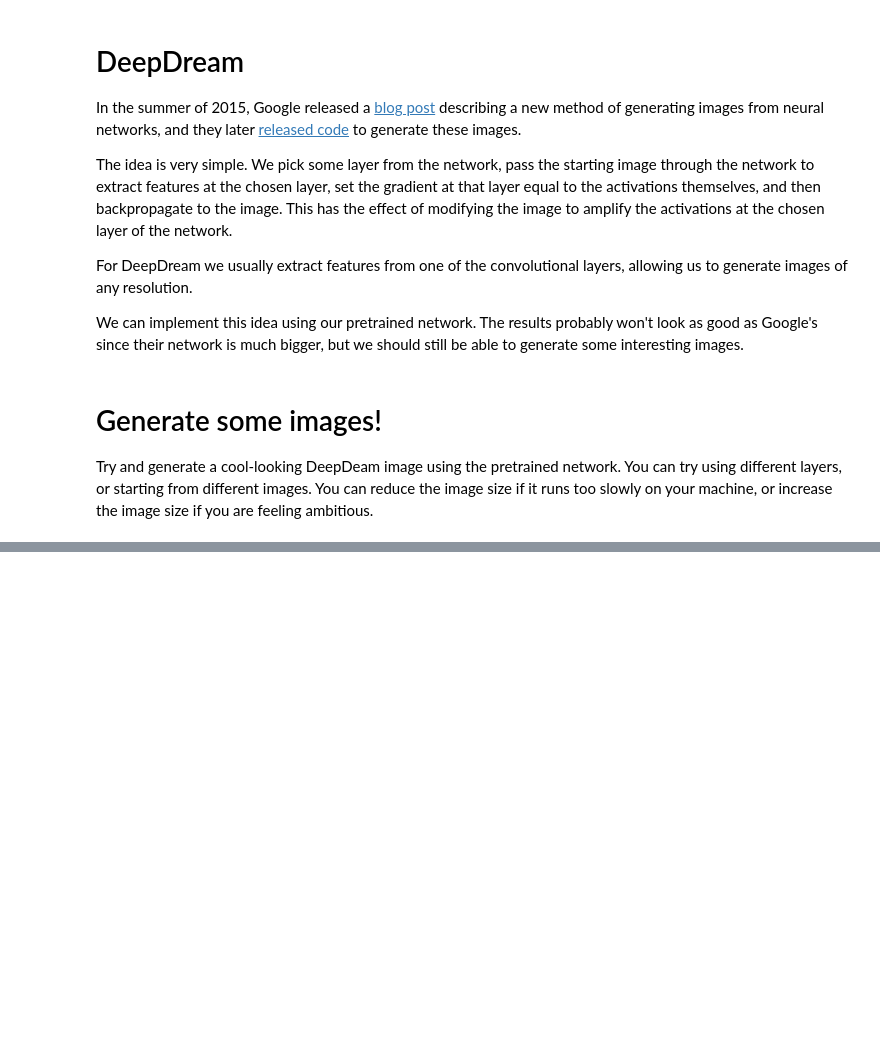
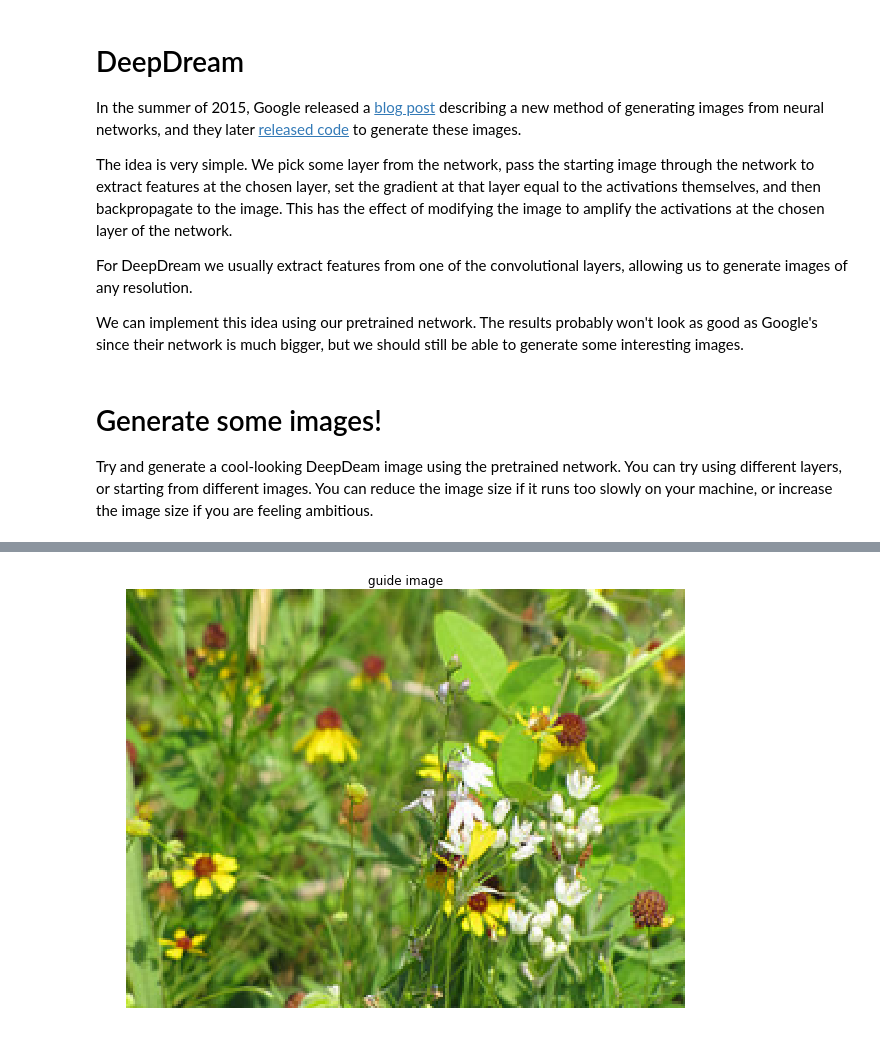
Before and after one commit to Alexoner/mooc, a Jupyter notebook: cs231n/2016/assignment3/ImageGeneration.ipynb, the cells around one changed output, grey strips where cells are left out. Drawn from its saved outputs; the diff is of its cells as text; code cells hidden in the pictures; blank space fills up the shorter version.

Commit message:
cs231n: dream with guided features

```diff
--- a/cs231n/2016/assignment3/ImageGeneration.ipynb
+++ b/cs231n/2016/assignment3/ImageGeneration.ipynb
@@ -406,0 +418,25 @@ out = deepdream(img_pre, 7, model, learning_rate=2000)
+# %%
+guide_filename = 'flowers.jpg'
+# layers in [0, 8] are convolutional neural networks, and compatiable with different
+# image shapes
+layer = 7 # layers start from 0 so these are features after 4 convolutions
+img_guide = read_image(guide_filename, max_size)
+img_guide_pre = preprocess_image(img_guide, data['mean_image'], mean='pixel')
+guide_features, _ = model.forward(img_guide_pre, end=layer, mode='test')
+plt.imshow(img_guide)
+plt.axis('off')
+plt.title('guide image')
+
+def objective_guide(dst):
+    # guided activation derivative
+    x = dst[0].copy()
+    y = guide_features.copy()
+    ch = x.shape[0]
+    x = x.reshape(ch,-1)
+    y = y.reshape(ch,-1)
+    A = x.T.dot(y) # compute the matrix of dot-products with guide features
+    ddst = np.zeros_like(dst)
+    ddst = y[:,A.argmax(1)].reshape(ddst.shape) # select ones that match best
+    return ddst
+# %% [output]
+[figure, added]
```
Also changed, not shown: parts of 7 cells of this notebook, 2 other files.
